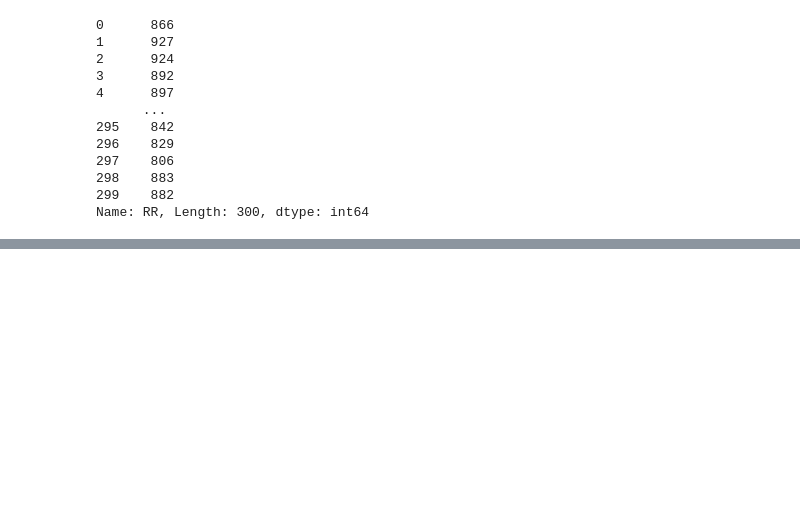
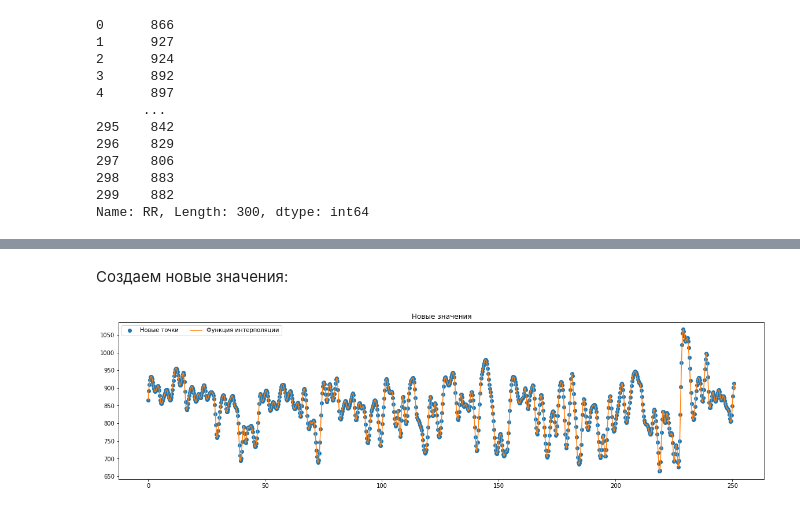
Before and after one commit to TohaRhymes/biometrics_itmo_spring2020, a Jupyter notebook: lab4_heart_variability/report.ipynb, the cells around one changed output, grey strips where cells are left out. Cells and saved outputs as stored; diff of their text form; code cells hidden in the pictures; blank space fills up the shorter version.

```diff
--- a/lab4_heart_variability/report.ipynb
+++ b/lab4_heart_variability/report.ipynb
@@ -46,0 +71,17 @@ plt.show()
+# %% [markdown]
+Создаем новые значения:
+# %%
+max_time = int(max(time_x))
+delta = 0.25
+scale = 1/delta
+n_batch = int(max_time*scale/2)
+time = np.array([float(i)*delta for i in range(int(n_batch*2))])
+values = cs(time)
+plt.figure(figsize=(20, 5))
+plt.title('Новые значения')
+plt.plot(time, values, 'o', label="Новые точки")
+plt.plot(xs, cs(xs), label="Функция интерполяции")
+plt.legend(ncol=2)
+plt.show()
+# %% [output]
+[figure, added]
```
Also changed, not shown: parts of 15 cells of this notebook, 2 other files.
